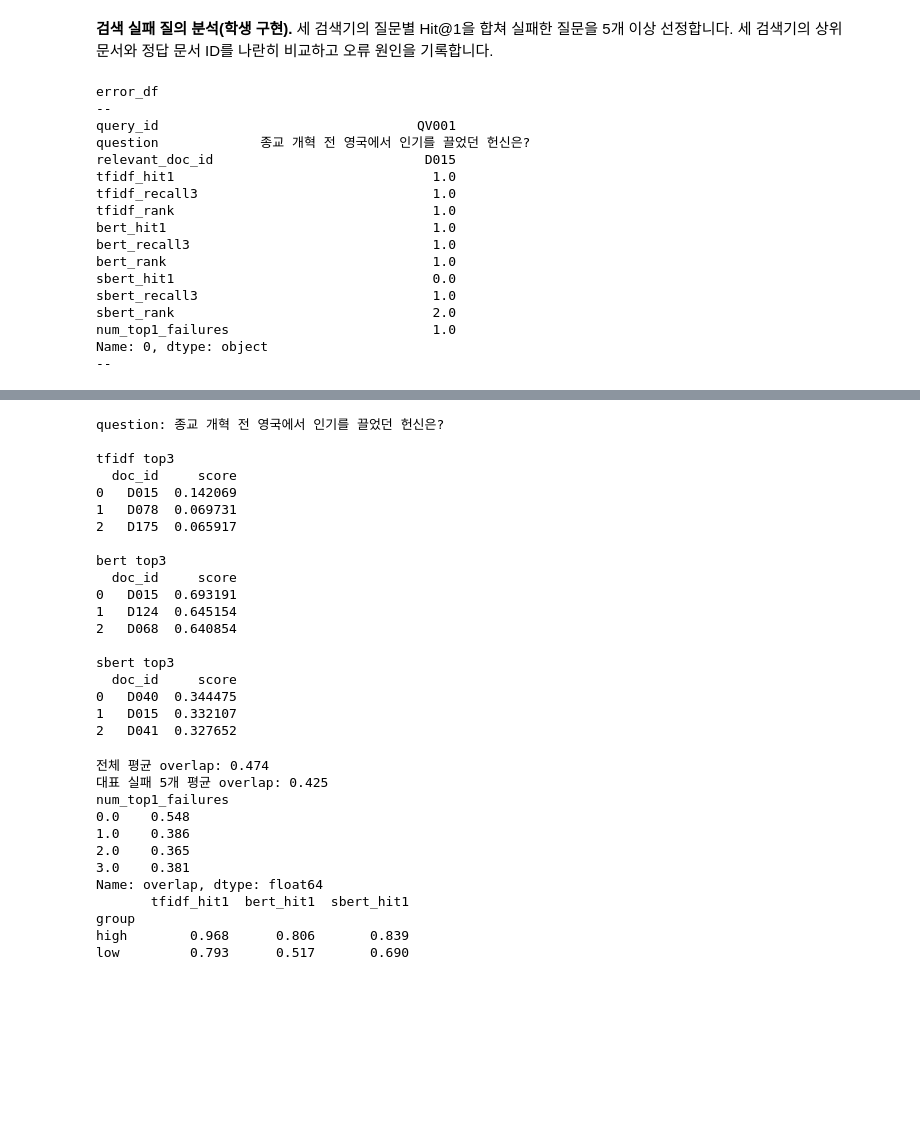
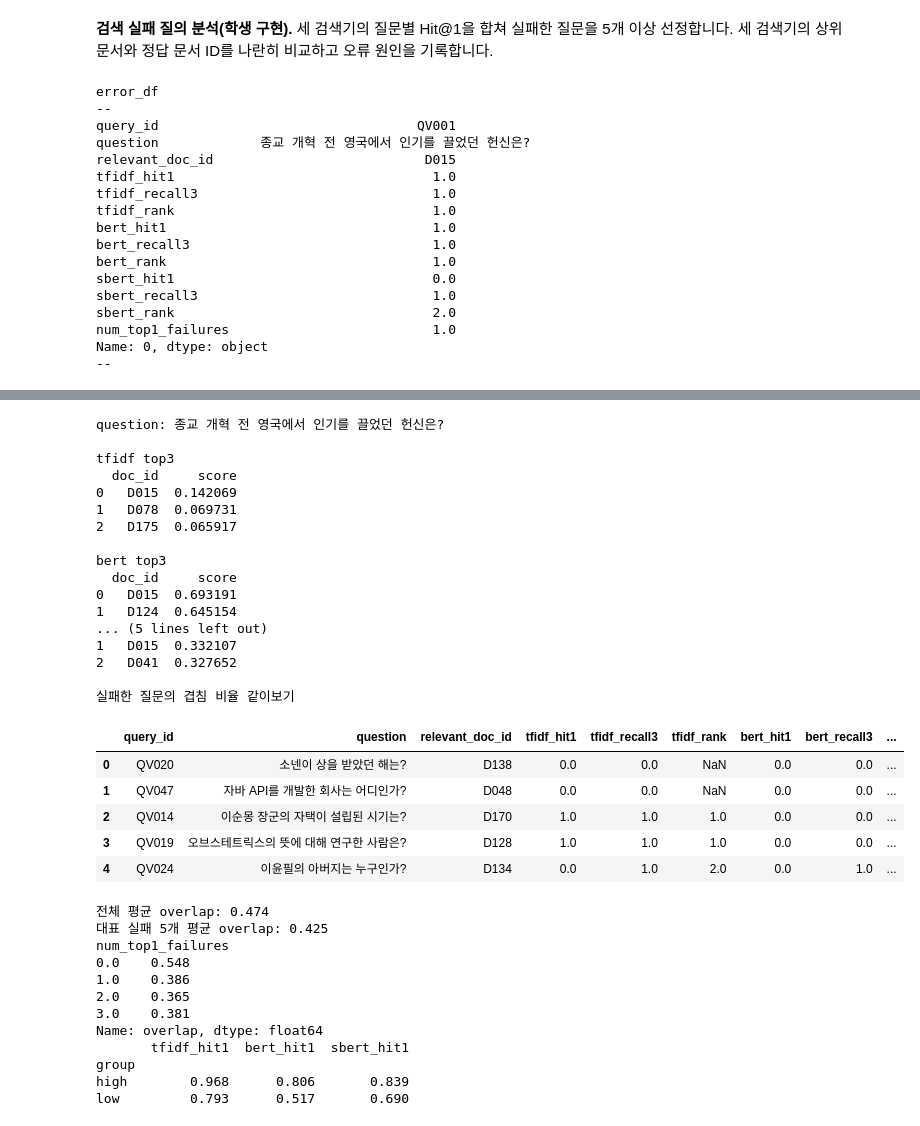
Before and after one commit to mobiemh/ai-miniproject02, a Jupyter notebook: NLP_BERT_MiniProject_Student.ipynb, the cells around one changed output, grey strips where cells are left out. Drawn from its saved outputs; the diff is of its cells as text; code cells hidden in the pictures; blank space fills up the shorter version.

```diff
--- a/NLP_BERT_MiniProject_Student.ipynb
+++ b/NLP_BERT_MiniProject_Student.ipynb
@@ -946,6 +946,9 @@ error_cases.to_csv(TABLES/'cp09_error_cases.csv')
 
 # [힌트] CP-01의 valid_overlap[['query_id', 'overlap']]을 query_id로 병합해 두면
 #        실패한 질문의 겹침 비율을 함께 볼 수 있습니다.
+print('')
+print('실패한 질문의 겹침 비율 같이보기')
+display(error_cases.merge(valid_overlap[['query_id', 'overlap']], on='query_id'))
 # raise NotImplementedError('CP-09 검색 실패 사례를 비교하세요.')
 # %% [output]
 error_df
@@ -958,38 +961,42 @@ tfidf_recall3                              1.0
 tfidf_rank                                 1.0
 bert_hit1                                  1.0
 bert_recall3                               1.0
 bert_rank                                  1.0
 sbert_hit1                                 0.0
 sbert_recall3                              1.0
 sbert_rank                                 2.0
 num_top1_failures                          1.0
 Name: 0, dtype: object
 --
 |  | query_id | question | relevant_doc_id | tfidf_hit1 | tfidf_recall3 | tfidf_rank | bert_hit1 | bert_recall3 | ... |
 | 19 | QV020 | 소넨이 상을 받았던 해는? | D138 | 0.0 | 0.0 | NaN | 0.0 | 0.0 | ... |
 | 46 | QV047 | 자바 API를 개발한 회사는 어디인가? | D048 | 0.0 | 0.0 | NaN | 0.0 | 0.0 | ... |
 | 13 | QV014 | 이순몽 장군의 자택이 설립된 시기는? | D170 | 1.0 | 1.0 | 1.0 | 0.0 | 0.0 | ... |
 | 18 | QV019 | 오브스테트릭스의 뜻에 대해 연구한 사람은? | D128 | 1.0 | 1.0 | 1.0 | 0.0 | 0.0 | ... |
 | 23 | QV024 | 이윤필의 아버지는 누구인가? | D134 | 0.0 | 1.0 | 2.0 | 0.0 | 1.0 | ... |
 question: 종교 개혁 전 영국에서 인기를 끌었던 헌신은?
 
 tfidf top3
   doc_id     score
 0   D015  0.142069
 1   D078  0.069731
 2   D175  0.065917
 
 bert top3
   doc_id     score
 0   D015  0.693191
 1   D124  0.645154
-2   D068  0.640854
-
-sbert top3
-  doc_id     score
-0   D040  0.344475
+... (5 lines left out)
 1   D015  0.332107
 2   D041  0.327652
+
+실패한 질문의 겹침 비율 같이보기
+|  | query_id | question | relevant_doc_id | tfidf_hit1 | tfidf_recall3 | tfidf_rank | bert_hit1 | bert_recall3 | ... |
+| 0 | QV020 | 소넨이 상을 받았던 해는? | D138 | 0.0 | 0.0 | NaN | 0.0 | 0.0 | ... |
+| 1 | QV047 | 자바 API를 개발한 회사는 어디인가? | D048 | 0.0 | 0.0 | NaN | 0.0 | 0.0 | ... |
+| 2 | QV014 | 이순몽 장군의 자택이 설립된 시기는? | D170 | 1.0 | 1.0 | 1.0 | 0.0 | 0.0 | ... |
+| 3 | QV019 | 오브스테트릭스의 뜻에 대해 연구한 사람은? | D128 | 1.0 | 1.0 | 1.0 | 0.0 | 0.0 | ... |
+| 4 | QV024 | 이윤필의 아버지는 누구인가? | D134 | 0.0 | 1.0 | 2.0 | 0.0 | 1.0 | ... |
 # %%
 # 1) error_df에 overlap 열 붙이기
 check = error_df.merge(valid_overlap[['query_id', 'overlap']], on='query_id')
```
Also changed, not shown: parts of 5 cells of this notebook, 4 other files.
